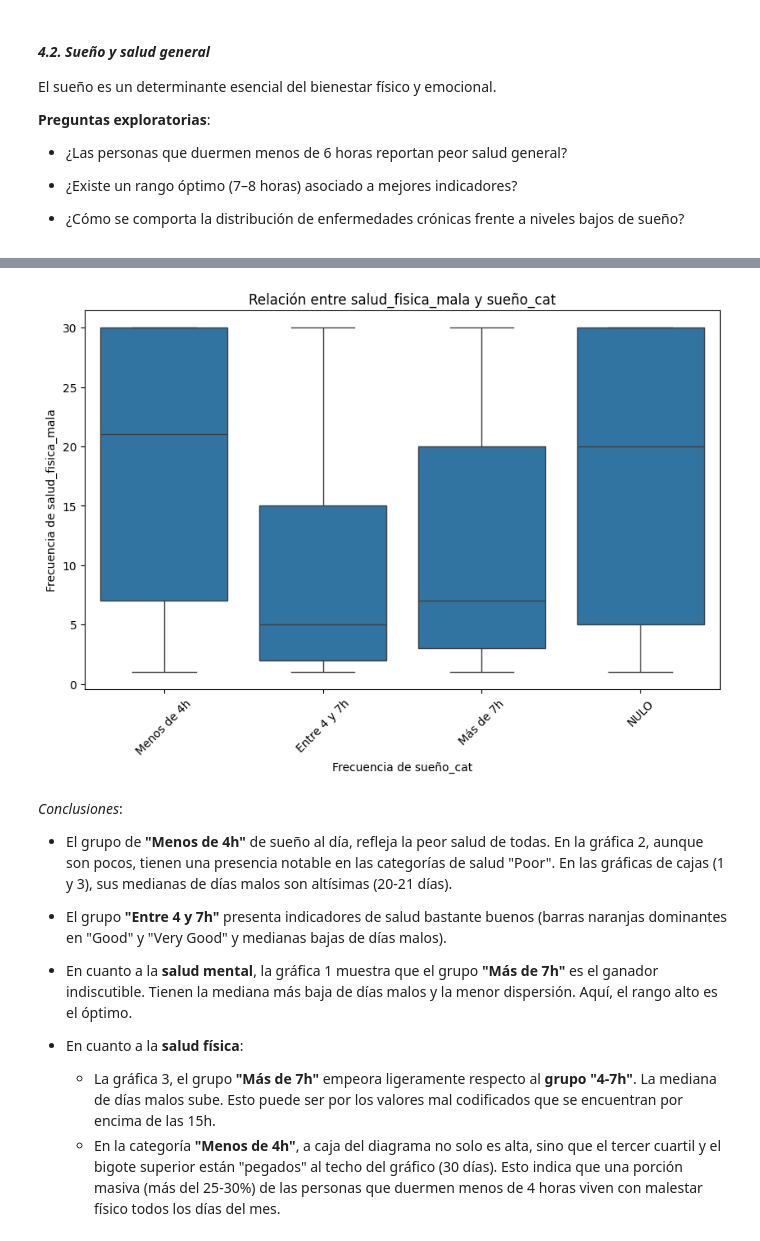
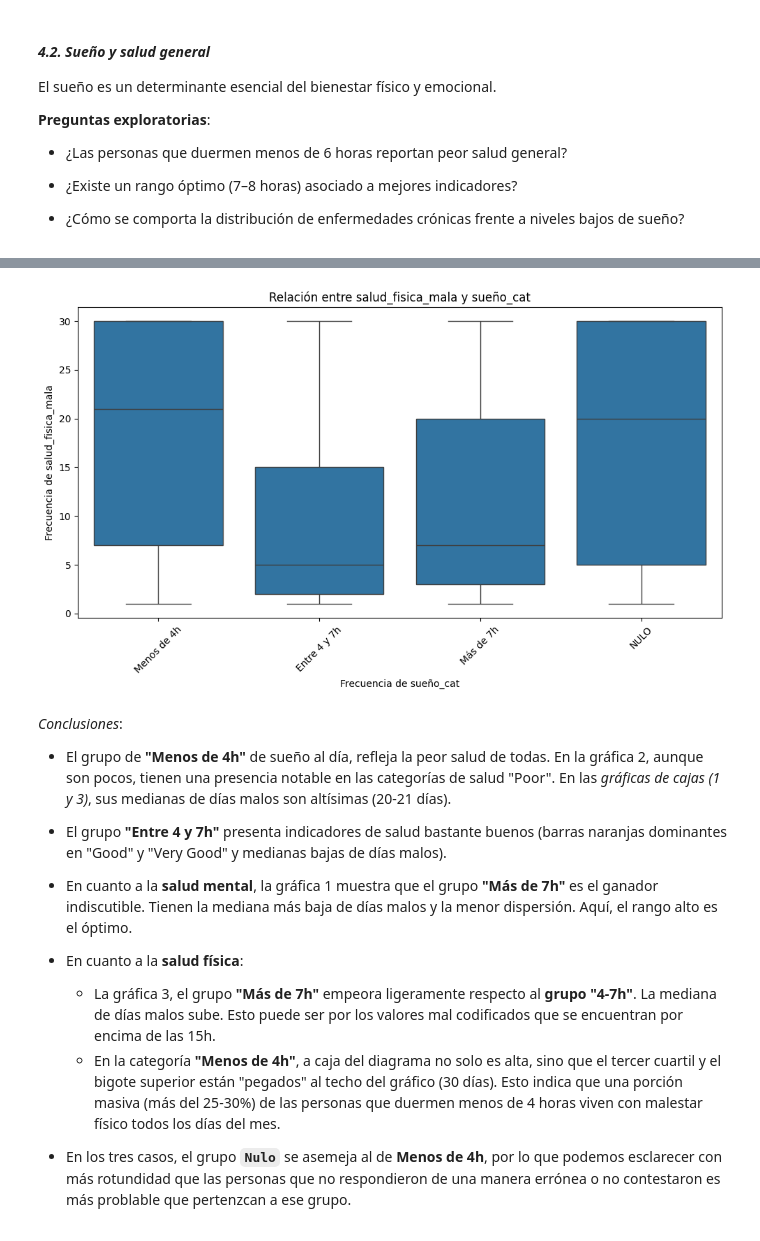
Before and after one commit to somm14/projects-evolve, a Jupyter notebook: EDA/notebooks/04_Visualizaciones_y_analisis.ipynb, the cells around one changed output, grey strips where cells are left out. Drawn from its saved outputs; the diff is of its cells as text; code cells hidden in the pictures.

```diff
--- a/EDA/notebooks/04_Visualizaciones_y_analisis.ipynb
+++ b/EDA/notebooks/04_Visualizaciones_y_analisis.ipynb
@@ -104,11 +106,11 @@ plot_cartegoricas(df, 'salud_general', 'sueño_cat')
-# %%
-boxplot_cat_num(df, 'sueño_cat', 'salud_fisica_mala')
-# %% [output]
-[figure, removed]
+# %%
+boxplot_cat_num(df, 'sueño_cat', 'salud_fisica_mala', orden_categorias)
+# %% [output]
+[figure, added]
 # %% [markdown]
 *Conclusiones*:
 
-- El grupo de **"Menos de 4h"** de sueño al día, refleja la peor salud de todas. En la gráfica 2, aunque son pocos, tienen una presencia notable en las categorías de salud "Poor". En las gráficas de cajas (1 y 3), sus medianas de días malos son altísimas (20-21 días).
+- El grupo de **"Menos de 4h"** de sueño al día, refleja la peor salud de todas. En la gráfica 2, aunque son pocos, tienen una presencia notable en las categorías de salud "Poor". En las *gráficas de cajas (1 y 3)*, sus medianas de días malos son altísimas (20-21 días).
 
 - El grupo **"Entre 4 y 7h"**  presenta indicadores de salud bastante buenos (barras naranjas dominantes en "Good" y "Very Good" y medianas bajas de días malos).
 
@@ -117,3 +119,5 @@ boxplot_cat_num(df, 'sueño_cat', 'salud_fisica_mala')
 - En cuanto a la **salud física**:
      - La gráfica 3, el grupo **"Más de 7h"** empeora ligeramente respecto al **grupo "4-7h"**. La mediana de días malos sube. Esto puede ser por los valores mal codificados que se encuentran por encima de las 15h.
      - En la categoría **"Menos de 4h"**, a caja del diagrama no solo es alta, sino que el tercer cuartil y el bigote superior están "pegados" al techo del gráfico (30 días).  Esto indica que una porción masiva (más del 25-30%) de las personas que duermen menos de 4 horas viven con malestar físico todos los días del mes.
+
+- En los tres casos, el grupo **`Nulo`** se asemeja al de **Menos de 4h**, por lo que podemos esclarecer con más rotundidad que las personas que no respondieron de una manera errónea o no contestaron es más problable que pertenzcan a ese grupo.
```
Also changed, not shown: parts of 37 cells of this notebook, 4 other files.
